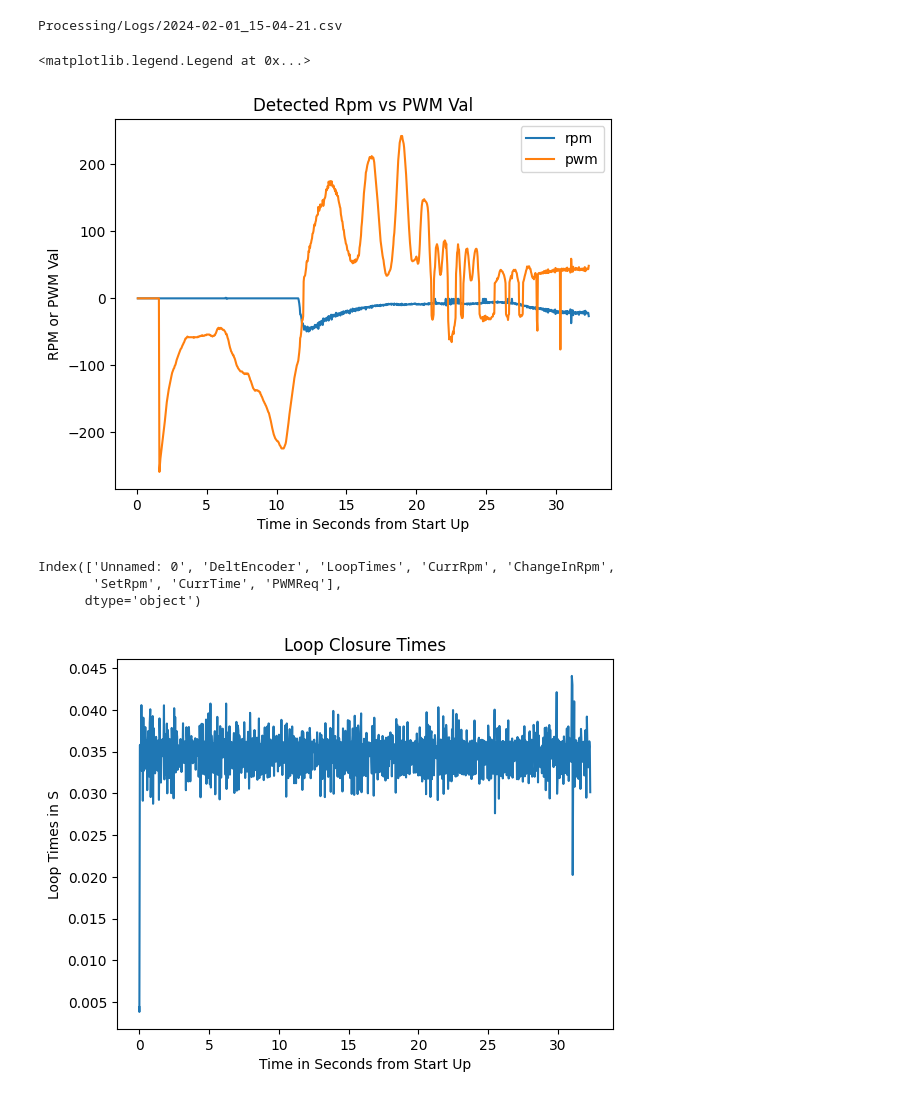
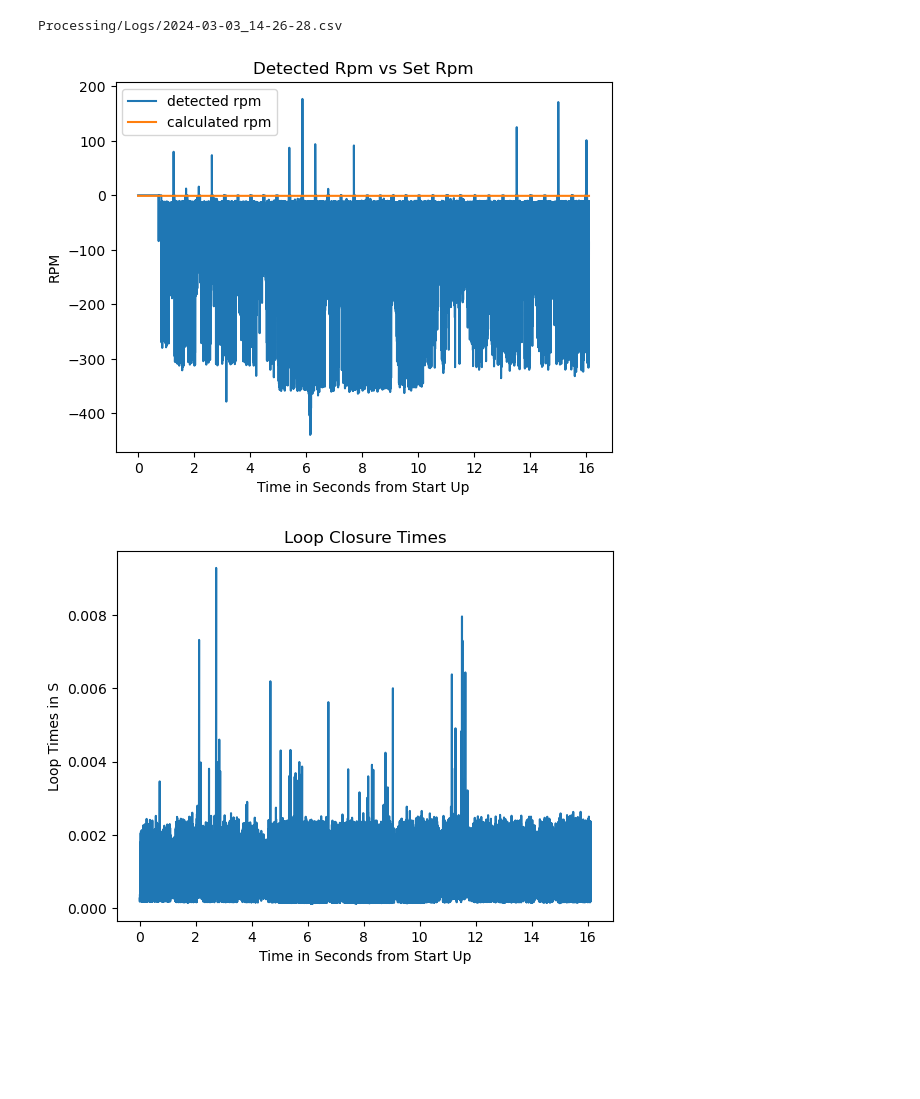
Before and after one commit to Capstone2302/RLWheel, a Jupyter notebook: plotting.ipynb, the cells around one changed output. Saved outputs shown, nothing was run; the diff lists cells and outputs as text; code cells hidden in the pictures; blank space fills up the shorter version.

```diff
--- a/plotting.ipynb
+++ b/plotting.ipynb
@@ -9,12 +9,9 @@ def plot_PID_comparison(df):
     rpm_vals = df["CurrRpm"]
     set_rpm = df["SetRpm"]
 
-    rpm_vals = rpm_vals.iloc[3:]
-    set_rpm = set_rpm.iloc[3:]
-    time_vals = time_vals.iloc[3:]
-
-    plt.plot(time_vals, rpm_vals)
-    plt.plot(time_vals, set_rpm)
+    plt.plot(time_vals, rpm_vals, label = "detected rpm")
+    plt.plot(time_vals, set_rpm, label = "calculated rpm")
+    plt.legend()
     plt.title("Detected Rpm vs Set Rpm")
     plt.xlabel("Time in Seconds from Start Up")
     plt.ylabel("RPM")
@@ -79,38 +76,19 @@ def plot_ball_pos_errs(df):
     plt.title("Deviation from the Center")
     plt.xlabel("Time in Seconds from Start Up")
     plt.ylabel("Pixels")
-# %%
-data_processor = DataProcessor()
-last_log = data_processor.get_last_log()
-print(last_log)
-df = data_processor.get_last_frame()
-time_vals = df["CurrTime"]
-time_vals = time_vals - time_vals.iloc[0]
-rpm_vals = df["CurrRpm"]
-pwm_vals = df["PWMReq"]
-
-rpm_vals = rpm_vals.iloc[6:]
-pwm_vals = pwm_vals.iloc[6:]
-time_vals = time_vals.iloc[6:]
-
-plt.plot(time_vals, rpm_vals, label = 'rpm')
-plt.plot(time_vals, pwm_vals, label = 'pwm')
-plt.title("Detected Rpm vs PWM Val")
-plt.xlabel("Time in Seconds from Start Up")
-plt.ylabel("RPM or PWM Val")
-plt.legend()
-# %% [output]
-Processing/Logs/2024-02-01_15-04-21.csv
-<matplotlib.legend.Legend at 0x...>
-[figure, removed]
+# %%
+data_processor = DataProcessor()
+last_log = data_processor.get_last_log()
+print(last_log)
+df = data_processor.get_last_frame()
+plot_PID_comparison(df)
+# %% [output]
+Processing/Logs/2024-03-03_14-26-28.csv
+[figure, added]
 # %%
 plot_loop_closure_times_wheel(df)
-print(data_processor.get_headers(df))
 # %% [output]
-Index(['Unnamed: 0', 'DeltEncoder', 'LoopTimes', 'CurrRpm', 'ChangeInRpm',
-       'SetRpm', 'CurrTime', 'PWMReq'],
-      dtype='object')
-[figure, old version]
+[figure, new version]
 # %%
 plot_encoder_difference_vals(df)
 # %% [output]
```
Also changed, not shown: parts of 3 cells of this notebook, 54 other files.
